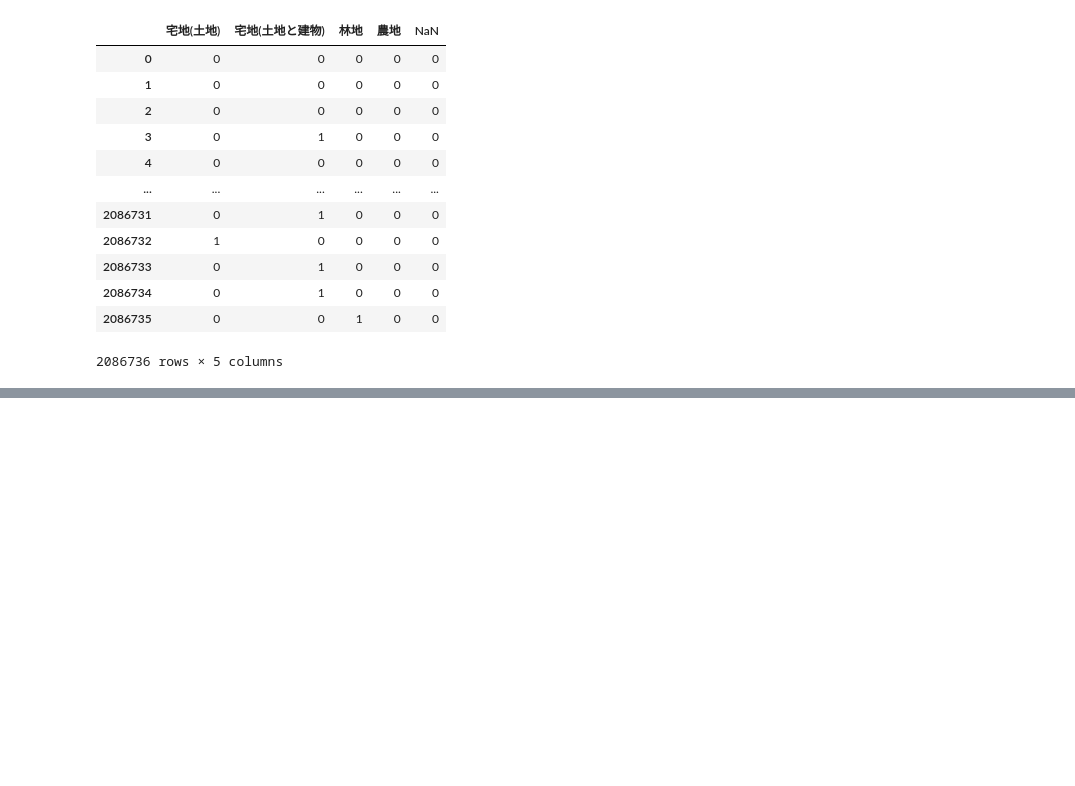
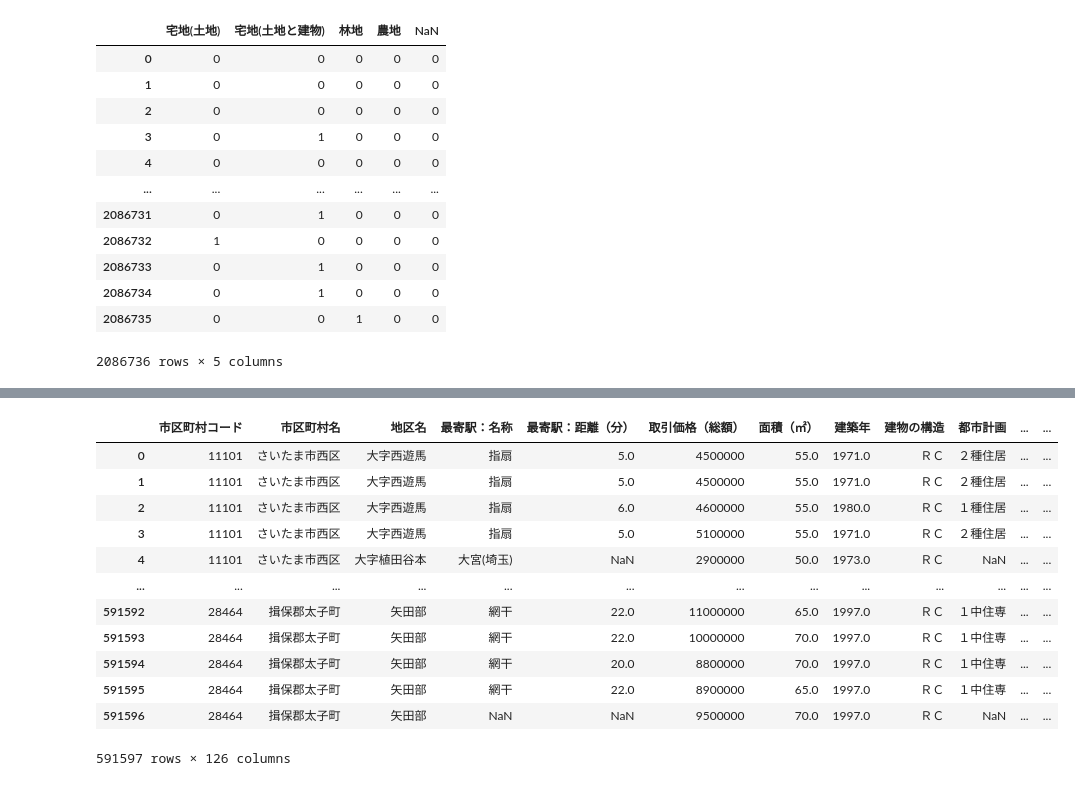
Before and after one commit to shun0109/colab, a Jupyter notebook: processing.ipynb, the cells around one changed output, grey strips where cells are left out. Drawn from its saved outputs; the diff is of its cells as text; code cells hidden in the pictures; blank space fills up the shorter version.

```diff
--- a/processing.ipynb
+++ b/processing.ipynb
@@ -484,8 +484,10 @@ pd.get_dummies(df.種類,drop_first=True,dummy_na=True,dtype=int)
 | 2086735 | 0 | 0 | 1 | 0 | 0 |
 2086736 rows × 5 columns
 # %%
-df_preowned=df[df.種類=='中古マンション等']
-df_preowned.drop(columns={'地域',
+df_preowned=df[df.種類=='中古マンション等'].reset_index()
+df_preowned.drop(columns={'index',
+                          '地域',
+                          '価格情報区分',
                           '坪単価',
                           '取引価格（㎡単価）',
                           '土地の形状',
@@ -494,6 +496,11 @@ df_preowned.drop(columns={'地域',
                           '前面道路：方位',
                           '前面道路：種類',
                           '前面道路：幅員（ｍ）',
+                          '今後の利用目的',
+                          '取引の事情等',
+                          '用途',
+                          '建ぺい率（％）',
+                          '容積率（％）'
                           },inplace=True)
 df_preowned.info()
 # %% [output]
@@ -520,0 +546,16 @@ memory usage: 112.8+ MB
+# %%
+pd.get_dummies(df_preowned,columns=['都道府県名','種類','間取り'],dtype=int,drop_first=True,dummy_na=True)
+# %% [output]
+|  | 市区町村コード | 市区町村名 | 地区名 | 最寄駅：名称 | 最寄駅：距離（分） | 取引価格（総額） | 面積（㎡） | 建築年 | 建物の構造 | 都市計画 | ... | ... |
+| 0 | 11101 | さいたま市西区 | 大字西遊馬 | 指扇 | 5.0 | 4500000 | 55.0 | 1971.0 | ＲＣ | ２種住居 | ... | ... |
+| 1 | 11101 | さいたま市西区 | 大字西遊馬 | 指扇 | 5.0 | 4500000 | 55.0 | 1971.0 | ＲＣ | ２種住居 | ... | ... |
+| 2 | 11101 | さいたま市西区 | 大字西遊馬 | 指扇 | 6.0 | 4600000 | 55.0 | 1980.0 | ＲＣ | １種住居 | ... | ... |
+| 3 | 11101 | さいたま市西区 | 大字西遊馬 | 指扇 | 5.0 | 5100000 | 55.0 | 1971.0 | ＲＣ | ２種住居 | ... | ... |
+| 4 | 11101 | さいたま市西区 | 大字植田谷本 | 大宮(埼玉) | NaN | 2900000 | 50.0 | 1973.0 | ＲＣ | NaN | ... | ... |
+| ... | ... | ... | ... | ... | ... | ... | ... | ... | ... | ... | ... | ... |
+| 591592 | 28464 | 揖保郡太子町 | 矢田部 | 網干 | 22.0 | 11000000 | 65.0 | 1997.0 | ＲＣ | １中住専 | ... | ... |
+| 591593 | 28464 | 揖保郡太子町 | 矢田部 | 網干 | 22.0 | 10000000 | 70.0 | 1997.0 | ＲＣ | １中住専 | ... | ... |
+| 591594 | 28464 | 揖保郡太子町 | 矢田部 | 網干 | 20.0 | 8800000 | 70.0 | 1997.0 | ＲＣ | １中住専 | ... | ... |
+| 591595 | 28464 | 揖保郡太子町 | 矢田部 | 網干 | 22.0 | 8900000 | 65.0 | 1997.0 | ＲＣ | １中住専 | ... | ... |
+| 591596 | 28464 | 揖保郡太子町 | 矢田部 | NaN | NaN | 9500000 | 70.0 | 1997.0 | ＲＣ | NaN | ... | ... |
+591597 rows × 126 columns
```
Also changed, not shown: parts of 7 cells of this notebook.
